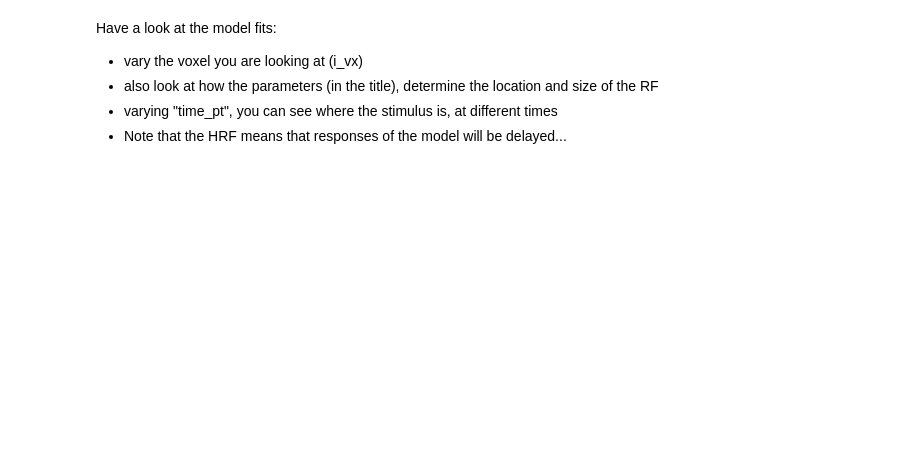
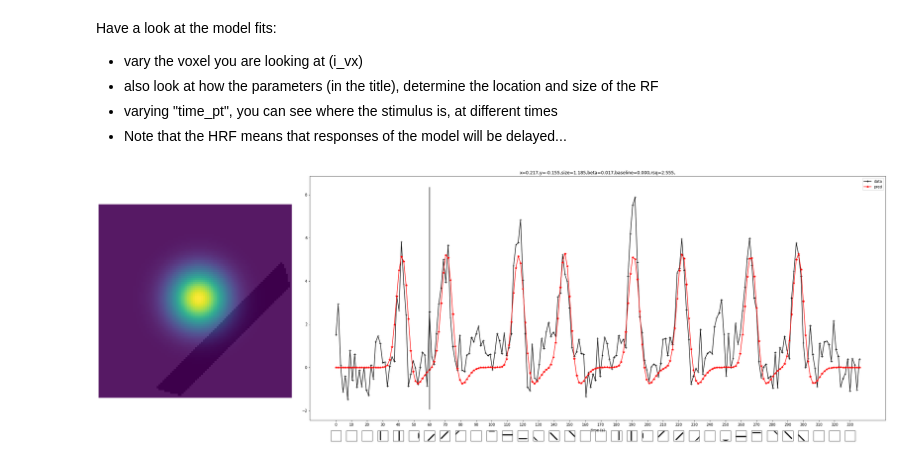
Before and after one commit to mdaghlian/marcus_prfpy_eg, a Jupyter notebook: example.ipynb, the cells around one changed output. Saved outputs shown, nothing was run; the diff lists cells and outputs as text; code cells hidden in the pictures; blank space fills up the shorter version.

```diff
--- a/example.ipynb
+++ b/example.ipynb
@@ -286,36 +340,42 @@ Have a look at the model fits:
 * varying "time_pt", you can see where the stimulus is, at different times
 * Note that the HRF means that responses of the model will be delayed...
 # %%
-fig = plt.figure(constrained_layout=True, figsize=(20,5))
+fig = plt.figure(constrained_layout=True, figsize=(30,10))
 subfigs = fig.subfigures(1, 2, width_ratios=[10,30])
 i_vx = 99
 
 # ************* TIME COURSE PLOT *************
 time_pts = np.arange(psc_avg_ts.shape[1]) * TR_s
 ax2 = subfigs[1].add_subplot()
 ax2.plot(time_pts, psc_avg_ts[i_vx,:], '-+k', label= 'data')
 ax2.plot(time_pts, pred_tc[i_vx,:], '-*r', label= 'pred')
 ax2.set_xlabel('time (s)')
 ax2.legend()
 
 gauss_param_name = ['x', 'y', 'size', 'beta', 'baseline', 'rsq']
 title_txt = ''
 for i,p in enumerate(gauss_param_name):
     title_txt += f'{p}={prf_params[i_vx,i]:.3f},'
 ax2.set_title(title_txt)
 
 # ********* PRF PLOT **********
 rf = gauss2D_iso_cart(
     x=prf_stim.x_coordinates,
     y=prf_stim.y_coordinates,
     mu=(prf_params[i_vx,0], prf_params[i_vx,1]),
     sigma=prf_params[i_vx,2])
 ax1 = subfigs[0].add_subplot()
 ax1.imshow(rf, vmin=0, vmax=1, extent=[-5,5,-5,5])
 ax1.axis('off')
 
 time_pt = 40
 if time_pt != None:
     ax1.imshow(dm[:,:,time_pt], vmin=0, vmax=1,cmap='Greys', alpha=0.1, extent=[-5,5,-5,5])
     ax_lim = ax2.get_ylim()
     ax2.plot((time_pt*TR_s, time_pt*TR_s), (ax_lim), 'k')
+
+
+ax2.set_xticks(np.arange(time_pts[0], time_pts[-1],10))
+add_dm_to_ts(fig, ax2, dm, TR=1.5, dx_axs=2)
+# %% [output]
+[figure, added]
```
Also changed, not shown: parts of 12 cells of this notebook, 3 other files.
